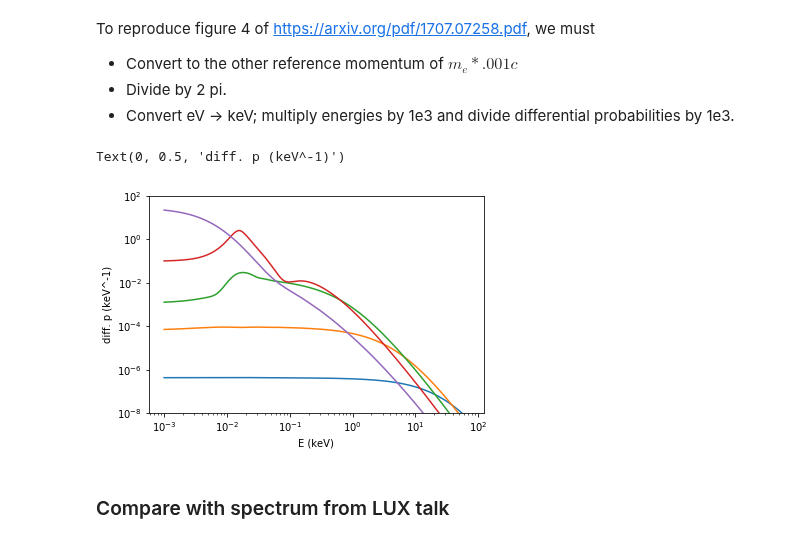
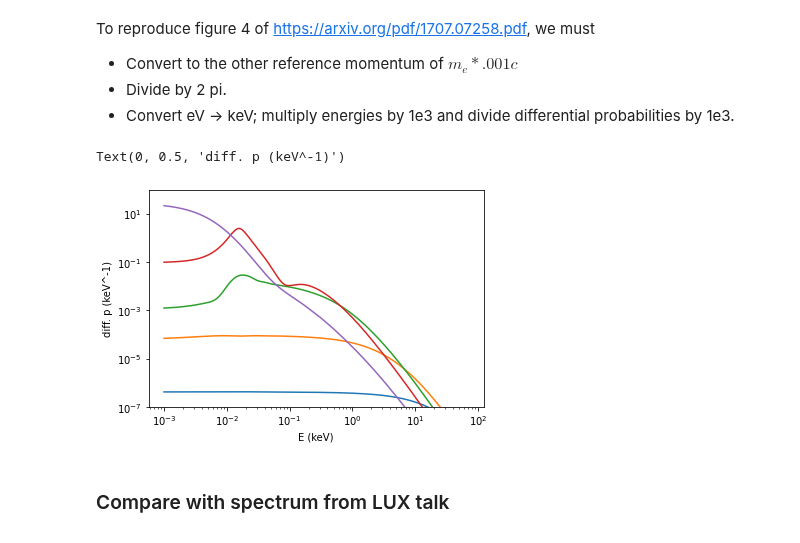
Before and after one commit to JelleAalbers/wimprates, a Jupyter notebook: notebooks/Migdal.ipynb, the cells around one changed output. Cells and saved outputs as stored; diff of their text form; code cells hidden in the pictures.

```diff
--- a/notebooks/Migdal.ipynb
+++ b/notebooks/Migdal.ipynb
@@ -9,8 +9,9 @@ import wimprates as wr
 # %% [markdown]
 ### Convert Xe.dat to nicer format
 # %%
+SOURCE='Xe'
 df = dict()
-with open(wr.data_file('migdal/Xe.dat')) as f:
+with open(wr.data_file(f'migdal/{SOURCE}.dat')) as f:
     header = False
     for i, line in enumerate(f.read().splitlines()):
         if 'Principal' in line:
@@ -52,23 +53,26 @@ To reproduce figure 4 of https://arxiv.org/pdf/1707.07258.pdf, we must
 # %%
 import wimprates
 
 scale = ((nu.me * 1e-3 * nu.c0)/(nu.eV / nu.c0))**2 / (2 * np.pi)
+df2, _, _ = wimprates.migdal.read_migdal_transitions(SOURCE)
+for n in df.keys():
+    x = df_migdal[n].values.copy()
+    if not n.endswith('0'):
+        continue
+    for c in df2.keys():
+        if c.startswith(str(n).split('_')[0]) and not c.endswith('0'):
+            x += df[c]
 
-for n in range(1, 6):
-    x = df_migdal['%d_0' % n].values.copy()
-    for c in wimprates.migdal.migdal_states:
-        if c.startswith(str(n)) and not c.endswith('0'):
-            x += df[c]
     plt.plot(df['E'] / 1e3, x * scale * 1e3)
 #plt.plot(df['E'] / 1e3, df['2_0']**0.5 + df['2_0'])
 plt.xscale('log')
 plt.yscale('log')
-plt.ylim(1e-8, 1e2)
+plt.ylim(1e-7, 1e2)
 plt.xlabel("E (keV)")
 plt.ylabel("diff. p (keV^-1)")
 # %% [output]
 Text(0, 0.5, 'diff. p (keV^-1)')
-[figure, old version]
+[figure, new version]
 # %% [markdown]
 ### Compare with spectrum from LUX talk
 # %% [markdown]
```
Also changed, not shown: parts of 1 cell of this notebook.
